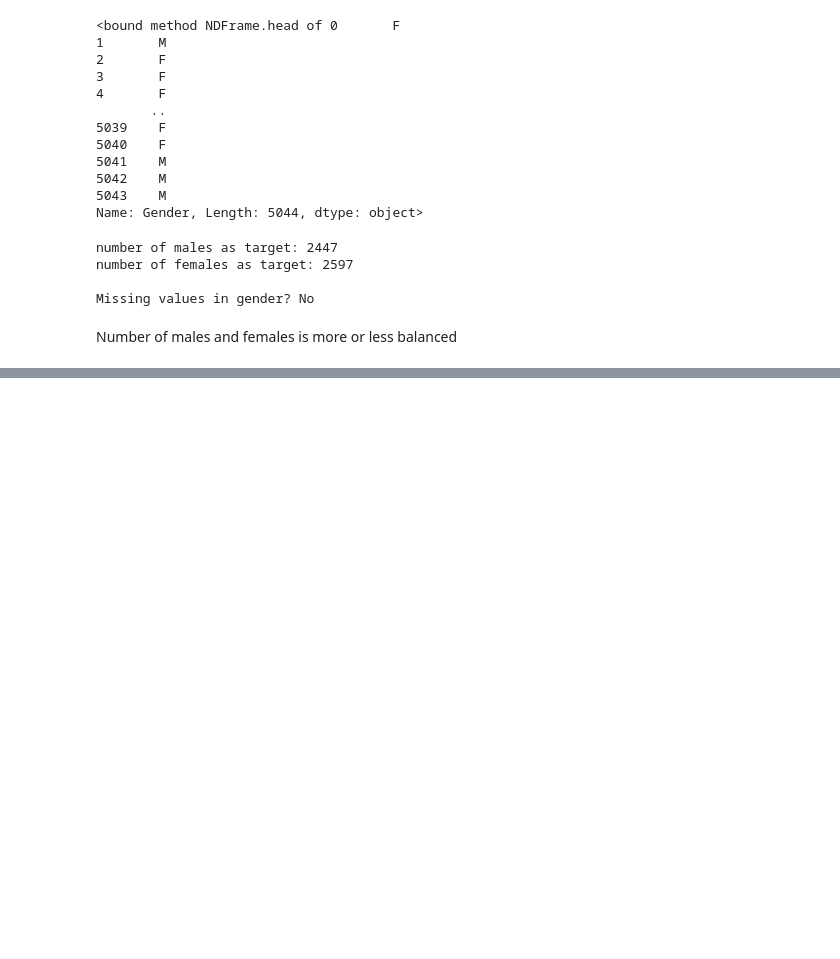
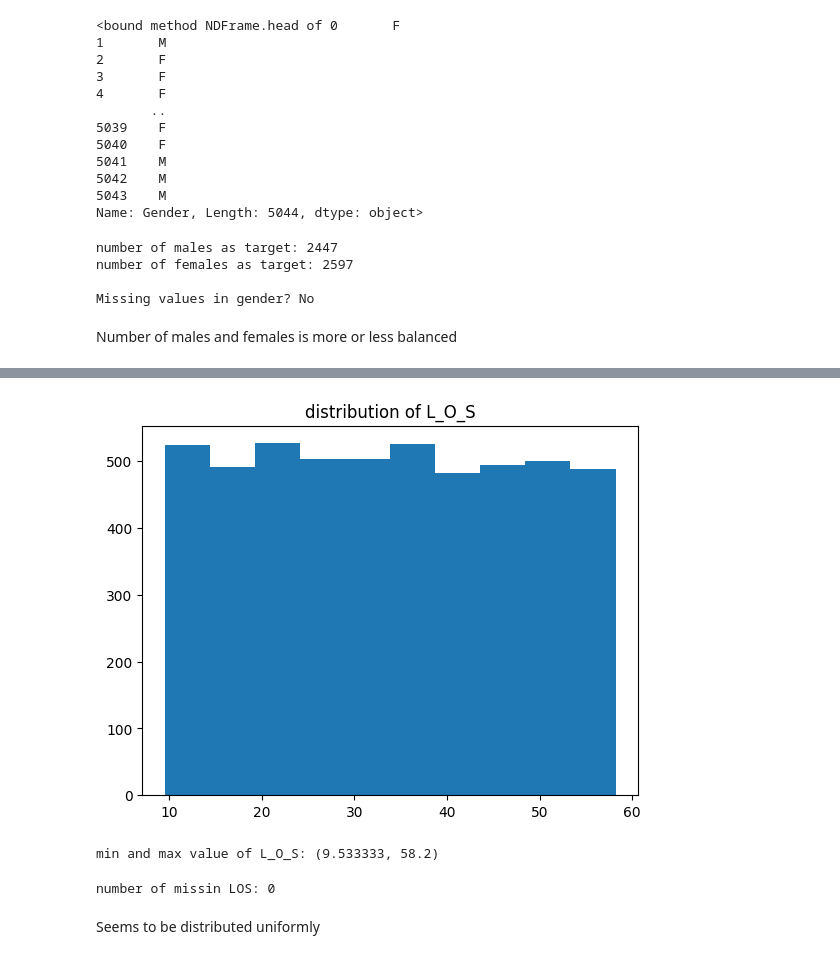
Before and after one commit to Yiannis7918/Advanced_Analytics_2024, a Jupyter notebook: Assignment_1/Scripts_Greg/Exploration_dataset.ipynb, the cells around one changed output, grey strips where cells are left out. Saved outputs shown, nothing was run; the diff lists cells and outputs as text; code cells hidden in the pictures; blank space fills up the shorter version.

```diff
--- a/Assignment_1/Scripts_Greg/Exploration_dataset.ipynb
+++ b/Assignment_1/Scripts_Greg/Exploration_dataset.ipynb
@@ -114,0 +256,19 @@ Number of males and females is more or less balanced
+# %%
+plt.hist(dataset["L_O_S"])
+plt.title("distribution of L_O_S")
+plt.show()
+
+min_LOS = np.min(dataset["L_O_S"])
+max_LOS = np.max(dataset["L_O_S"])
+
+print(f"min and max value of L_O_S: {min_LOS, max_LOS}")
+# %% [output]
+[figure, added]
+min and max value of L_O_S: (9.533333, 58.2)
+# %%
+LOS_NA_count = dataset["L_O_S"].isna().sum()
+print(f"number of missing LOS: {LOS_NA_count}")
+# %% [output]
+number of missin LOS: 0
+# %% [markdown]
+Seems to be distributed uniformly
```
Also changed, not shown: parts of 19 cells of this notebook, 1 other file.
